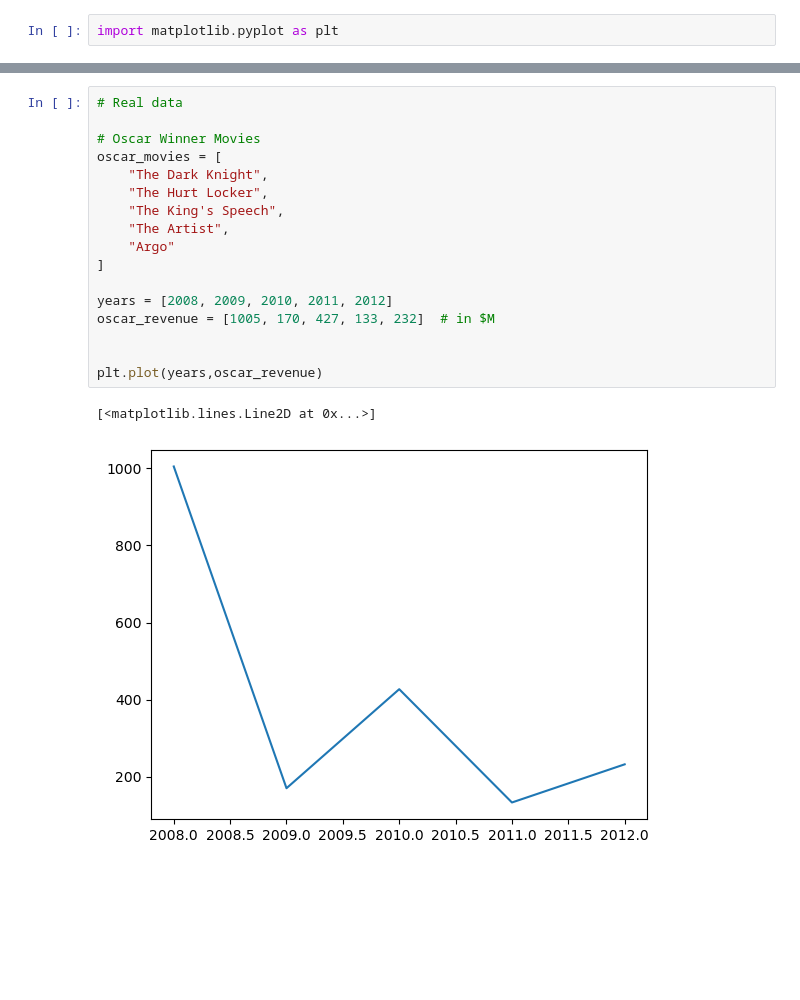
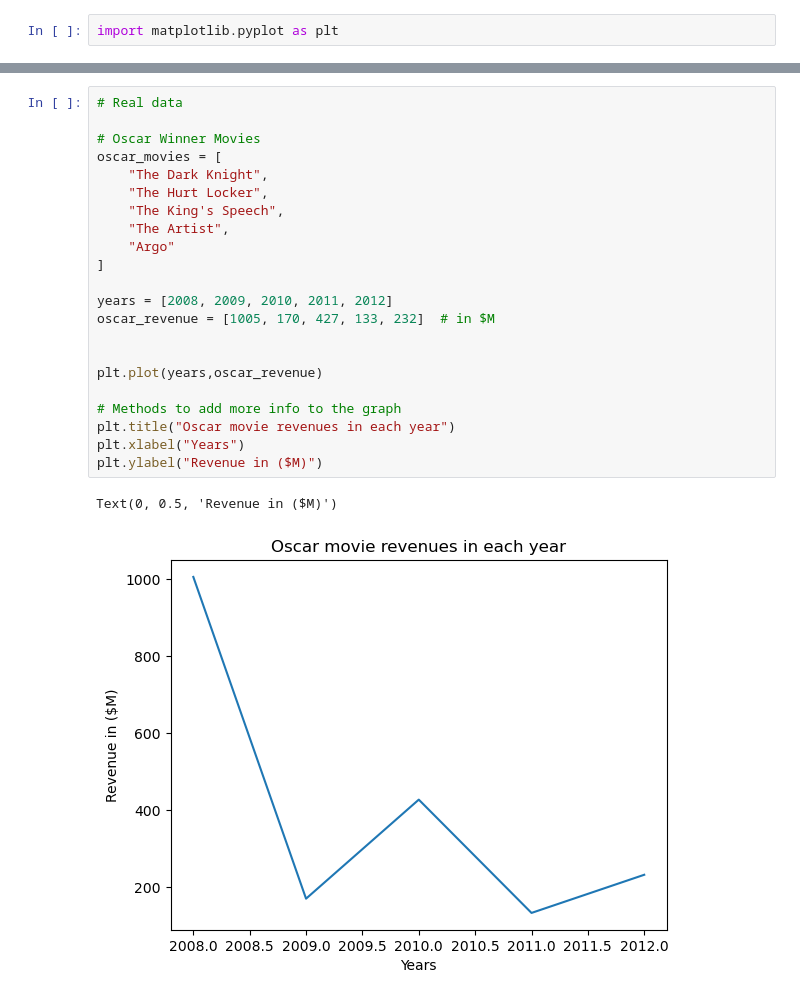
Before and after one commit to Ayush0001-knife/AIML-Prime-Batch-Apna-College, a Jupyter notebook: Data-Visualization/matplotlib-intro.ipynb, the cells around one changed output, grey strips where cells are left out. Cells and saved outputs as stored; diff of their text form; blank space fills up the shorter version.

Commit message:
Data-Visualization

```diff
--- a/Data-Visualization/matplotlib-intro.ipynb
+++ b/Data-Visualization/matplotlib-intro.ipynb
@@ -11,20 +11,25 @@ plt.show()
 # %%
 # Real data
 
 # Oscar Winner Movies
 oscar_movies = [
     "The Dark Knight",
     "The Hurt Locker",
     "The King's Speech",
     "The Artist",
     "Argo"
 ]
 
 years = [2008, 2009, 2010, 2011, 2012]
 oscar_revenue = [1005, 170, 427, 133, 232]  # in $M
 
 
 plt.plot(years,oscar_revenue)
+
+# Methods to add more info to the graph
+plt.title("Oscar movie revenues in each year")
+plt.xlabel("Years")
+plt.ylabel("Revenue in ($M)")
 # %% [output]
-[<matplotlib.lines.Line2D at 0x...>]
+Text(0, 0.5, 'Revenue in ($M)')
-[figure, old version]
+[figure, new version]
```
Also changed, not shown: parts of 6 cells of this notebook, 3 other files.
